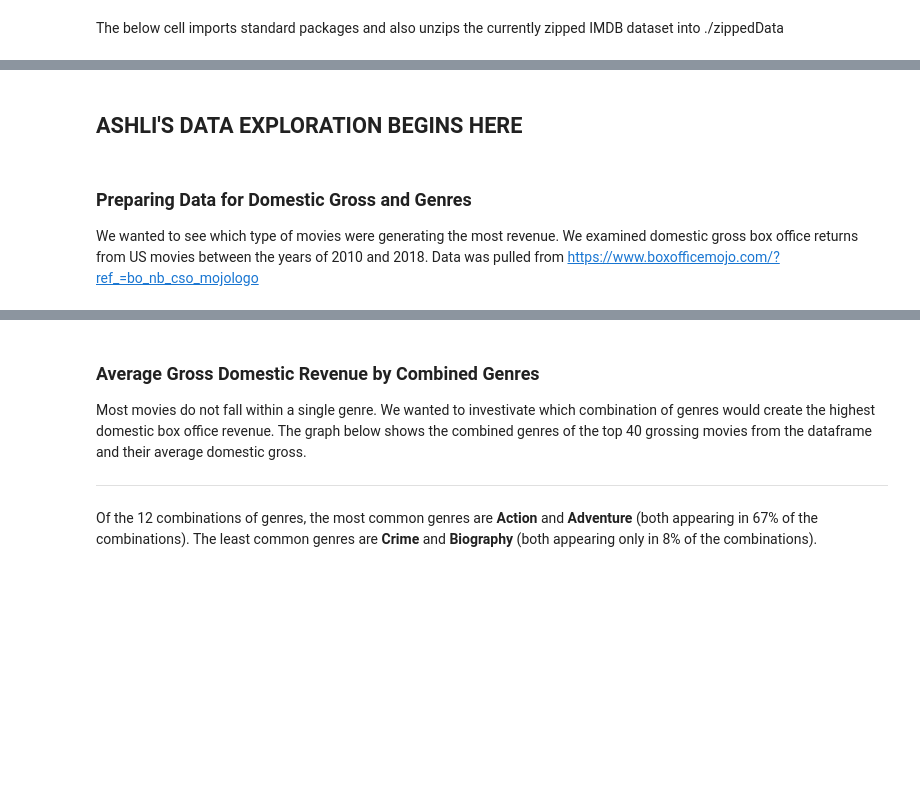
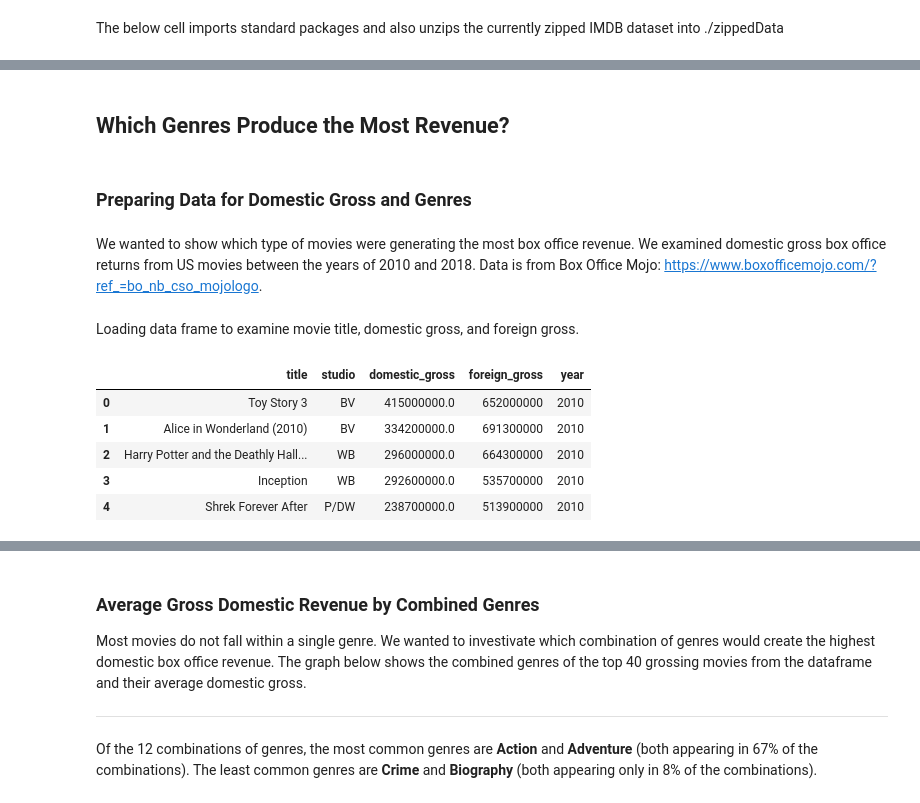
Before and after one commit to learn-co-curriculum/dsc-project-template, a Jupyter notebook: dsc-phase1-project-template.ipynb, the cells around one changed output, grey strips where cells are left out. Saved outputs shown, nothing was run; the diff lists cells and outputs as text; code cells hidden in the pictures; blank space fills up the shorter version.

```diff
--- a/dsc-phase1-project-template.ipynb
+++ b/dsc-phase1-project-template.ipynb
@@ -74,11 +79,21 @@ testq_results = pd.read_sql(testq, conn)
 testq_results.head()
 # %%
 # Here you run your code to explore the data
-# %% [markdown]
-## ASHLI'S DATA EXPLORATION BEGINS HERE
+# %% [markdown]
+## Which Genres Produce the Most Revenue?
+# %% [markdown]
+### Preparing Data for Domestic Gross and Genres
 # %% [markdown]
-### Preparing Data for Domestic Gross and Genres
-We wanted to see which type of movies were generating the most revenue. We examined domestic gross box office returns from US movies between the years of 2010 and 2018. Data was pulled from https://www.boxofficemojo.com/?ref_=bo_nb_cso_mojologo
+We wanted to show which type of movies were generating the most box office revenue. We examined domestic gross box office returns from US movies between the years of 2010 and 2018. Data is from Box Office Mojo: https://www.boxofficemojo.com/?ref_=bo_nb_cso_mojologo.
+# %% [markdown]
+Loading data frame to examine movie title, domestic gross, and foreign gross.
 # %%
 bom_df = pd.read_csv('./zippedData/bom.movie_gross.csv.gz')
-bom_df
+bom_df.head()
+# %% [output]
+|  | title | studio | domestic_gross | foreign_gross | year |
+| 0 | Toy Story 3 | BV | 415000000.0 | 652000000 | 2010 |
+| 1 | Alice in Wonderland (2010) | BV | 334200000.0 | 691300000 | 2010 |
+| 2 | Harry Potter and the Deathly Hall... | WB | 296000000.0 | 664300000 | 2010 |
+| 3 | Inception | WB | 292600000.0 | 535700000 | 2010 |
+| 4 | Shrek Forever After | P/DW | 238700000.0 | 513900000 | 2010 |
```
Also changed, not shown: parts of 36 cells of this notebook.
